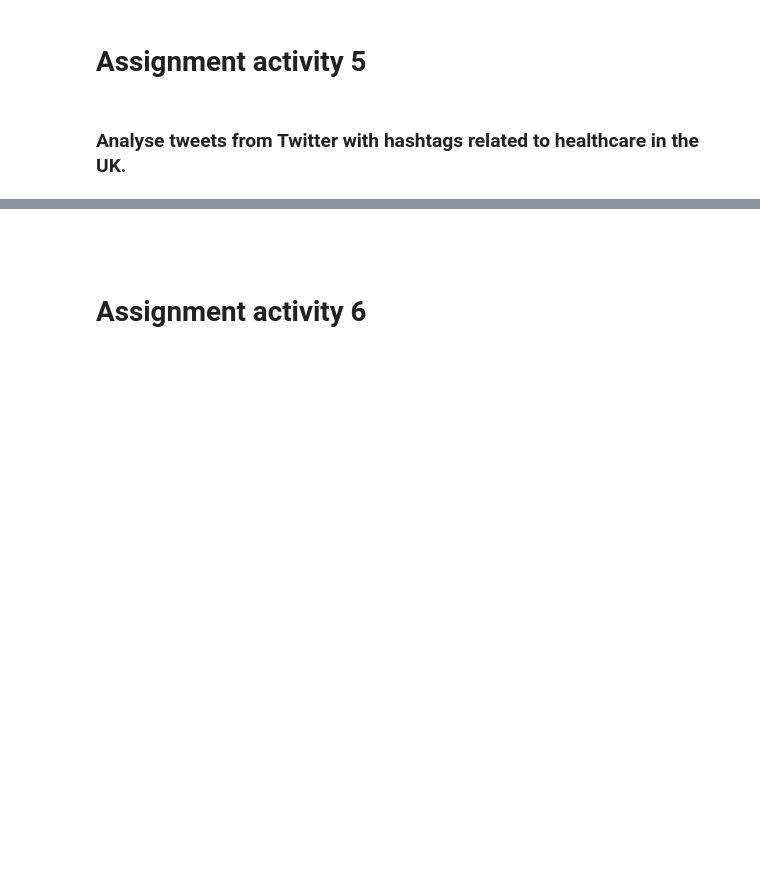
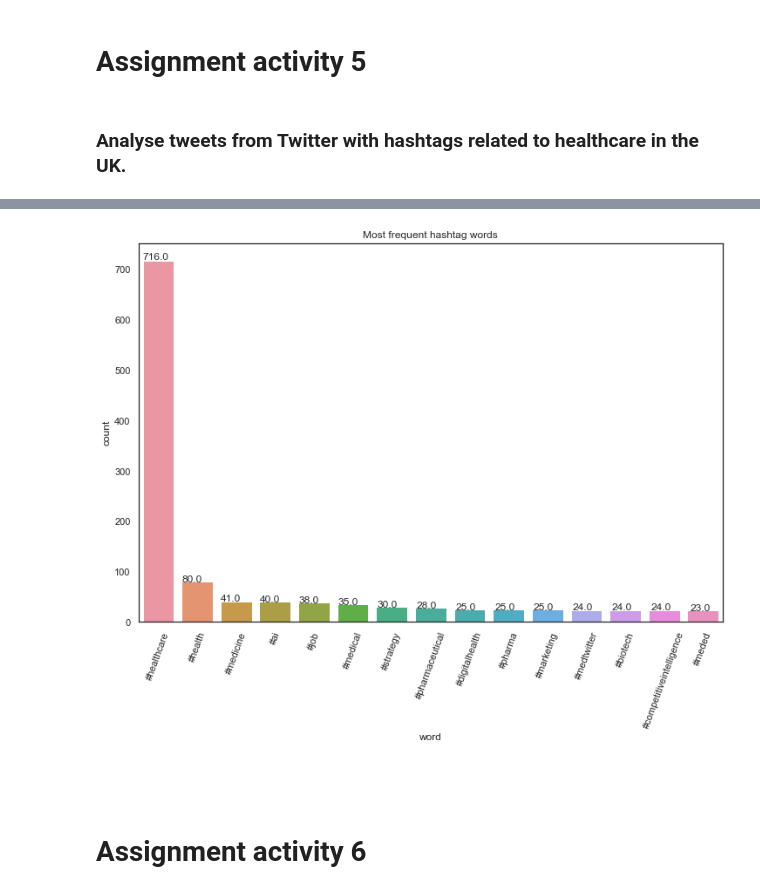
Before and after one commit to essjmeha/Assignment_Diagnostic_Anatysis_using_Python, a Jupyter notebook: Meharg_Jane_DA201_Assignment_Notebook.ipynb, the cells around one changed output, grey strips where cells are left out. Cells and saved outputs as stored; diff of their text form; code cells hidden in the pictures; blank space fills up the shorter version.

```diff
--- a/Meharg_Jane_DA201_Assignment_Notebook.ipynb
+++ b/Meharg_Jane_DA201_Assignment_Notebook.ipynb
@@ -1007,3 +1277,17 @@ pd.options.display.max_colwidth = 200
+# %%
+# Annotate bars with values.
+fig, ax = plt.subplots()
+fig.set_size_inches(12, 8)
+
+# View the barplot.
+sns.barplot(x='word', y='count', data=data[data['count'] > 20]).set_title ('Most frequent hashtag words')
+
+
+plt.xticks(rotation=70)
+for p in ax.patches:
+    ax.annotate(str(p.get_height()), (p.get_x() * 1.005, p.get_height() * 1.005))
+# %% [output]
+[figure, added]
 # %% [markdown]
 #
 # %% [markdown]
```
Also changed, not shown: parts of 29 cells of this notebook.
